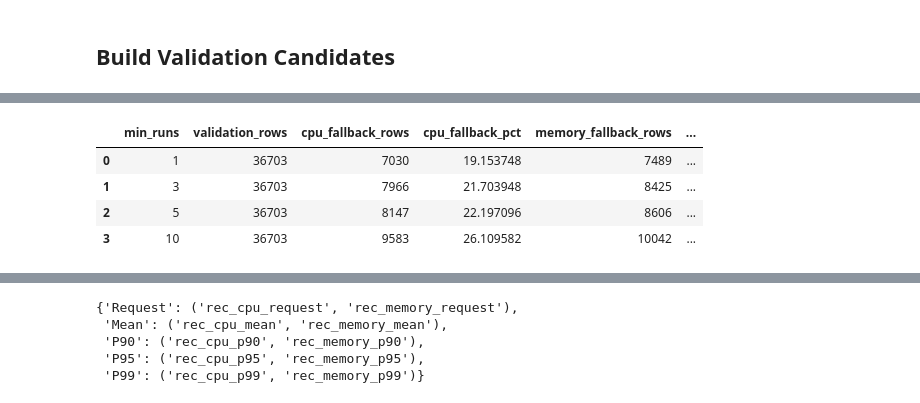
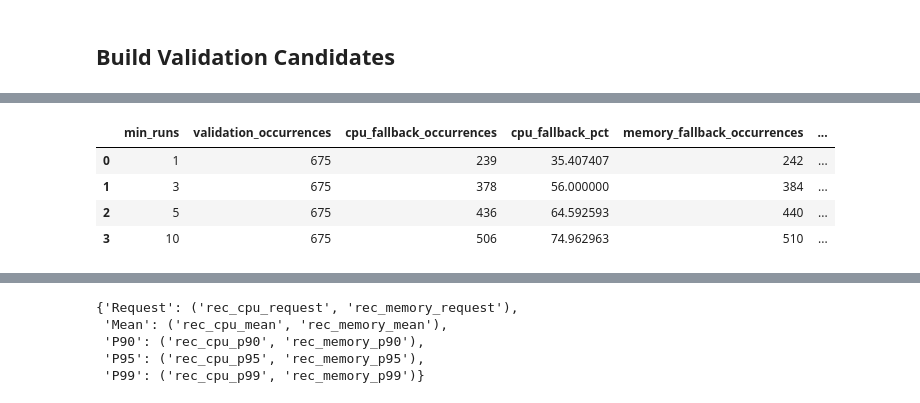
Before and after one commit to sonalilonkar1/masters-project, a Jupyter notebook: pipelines/google_subset/04_splitAndBaselines.ipynb, the cells around one changed output, grey strips where cells are left out. Drawn from its saved outputs; the diff is of its cells as text; code cells hidden in the pictures.

```diff
--- a/pipelines/google_subset/04_splitAndBaselines.ipynb
+++ b/pipelines/google_subset/04_splitAndBaselines.ipynb
@@ -769,0 +154,13 @@ Candidate min_runs values: [1, 3, 5, 10]
+# %%
+if not PROFILE_FEATURES_PATH.exists():
+    raise FileNotFoundError(
+        "Notebook 03 output was not found. "
+        f"Expected: {PROFILE_FEATURES_PATH}. "
+        "Run 03_buildProfilesAndMetrics.ipynb first."
+    )
+
+execution_features = pd.read_parquet(PROFILE_FEATURES_PATH)
+
+print("Loaded execution features:", execution_features.shape)
+print("Unique execution IDs:", execution_features["execution_id"].nunique())
+display(execution_features.head())
@@ -807,54 +954,26 @@ All min_runs candidates preserve validation row count.
 # %%
 fallback_summary_rows = []
 
-for min_runs, candidate_df in (
-    validation_candidates.items()
-):
-    cpu_fallback = (
-        candidate_df[
-            CPU_HISTORY_COUNT_COL
-        ]
-        < min_runs
-    )
-
-    memory_fallback = (
-        candidate_df[
-            MEMORY_HISTORY_COUNT_COL
-        ]
-        < min_runs
-    )
+for min_runs, candidate_df in validation_candidates.items():
+    cpu_fallback = candidate_df[CPU_HISTORY_COUNT_COL] < min_runs
+    memory_fallback = candidate_df[MEMORY_HISTORY_COUNT_COL] < min_runs
 
     fallback_summary_rows.append(
         {
             "min_runs": min_runs,
-            "validation_rows": len(
-                candidate_df
-            ),
-            "cpu_fallback_rows": (
-                cpu_fallback.sum()
-            ),
-            "cpu_fallback_pct": (
-                100
-                * cpu_fallback.mean()
-            ),
-            "memory_fallback_rows": (
-                memory_fallback.sum()
-            ),
-            "memory_fallback_pct": (
-                100
-                * memory_fallback.mean()
-            ),
+            "validation_occurrences": len(candidate_df),
+            "cpu_fallback_occurrences": int(cpu_fallback.sum()),
+            "cpu_fallback_pct": 100 * float(cpu_fallback.mean()),
+            "memory_fallback_occurrences": int(memory_fallback.sum()),
+            "memory_fallback_pct": 100 * float(memory_fallback.mean()),
         }
     )
 
-fallback_summary = pd.DataFrame(
-    fallback_summary_rows
-)
-
+fallback_summary = pd.DataFrame(fallback_summary_rows)
 display(fallback_summary)
 # %% [output]
-|  | min_runs | validation_rows | cpu_fallback_rows | cpu_fallback_pct | memory_fallback_rows | ... |
-| 0 | 1 | 36703 | 7030 | 19.153748 | 7489 | ... |
-| 1 | 3 | 36703 | 7966 | 21.703948 | 8425 | ... |
-| 2 | 5 | 36703 | 8147 | 22.197096 | 8606 | ... |
-| 3 | 10 | 36703 | 9583 | 26.109582 | 10042 | ... |
+|  | min_runs | validation_occurrences | cpu_fallback_occurrences | cpu_fallback_pct | memory_fallback_occurrences | ... |
+| 0 | 1 | 675 | 239 | 35.407407 | 242 | ... |
+| 1 | 3 | 675 | 378 | 56.000000 | 384 | ... |
+| 2 | 5 | 675 | 436 | 64.592593 | 440 | ... |
+| 3 | 10 | 675 | 506 | 74.962963 | 510 | ... |
```
Also changed, not shown: parts of 84 cells of this notebook.
